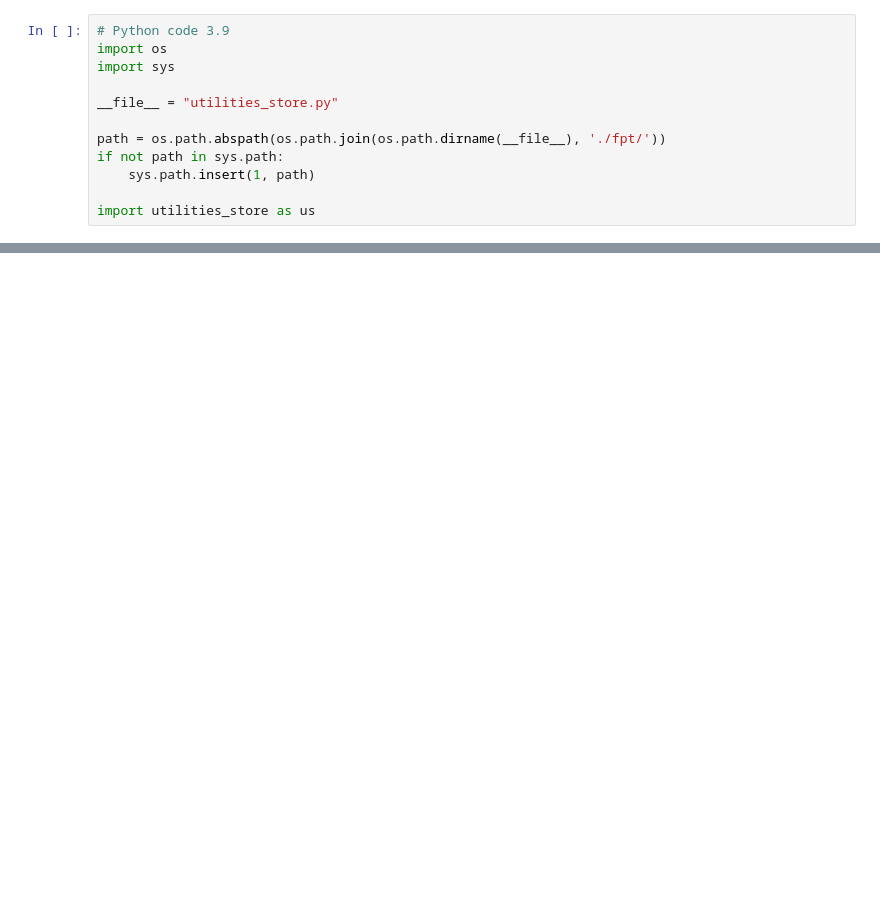
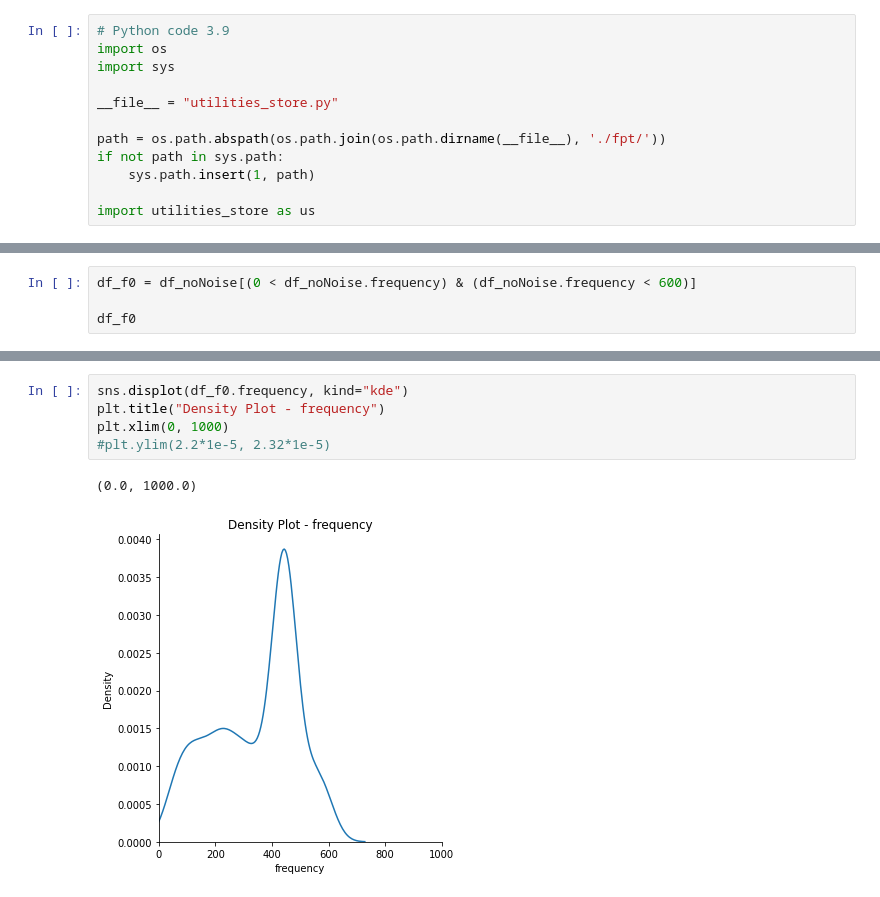
Before and after one commit to anastasiakrouglova/Master-Thesis, a Jupyter notebook: PlinearRegression.ipynb, the cells around one changed output, grey strips where cells are left out. Saved outputs shown, nothing was run; the diff lists cells and outputs as text; blank space fills up the shorter version.

```diff
--- a/PlinearRegression.ipynb
+++ b/PlinearRegression.ipynb
@@ -51,0 +67,4 @@ us.plot_spectrogram(spectrogram, max_freq = 2000, scale=100)
+# %%
+df_f0 = df_noNoise[(0 < df_noNoise.frequency) & (df_noNoise.frequency < 600)]
+
+df_f0
@@ -51,0 +94,8 @@ us.plot_spectrogram(spectrogram, max_freq = 2000, scale=100)
+# %%
+sns.displot(df_f0.frequency, kind="kde")
+plt.title("Density Plot - frequency")
+plt.xlim(0, 1000)
+#plt.ylim(2.2*1e-5, 2.32*1e-5)
+# %% [output]
+(0.0, 1000.0)
+[figure, added]
```
Also changed, not shown: parts of 39 cells of this notebook, 2 other files.
